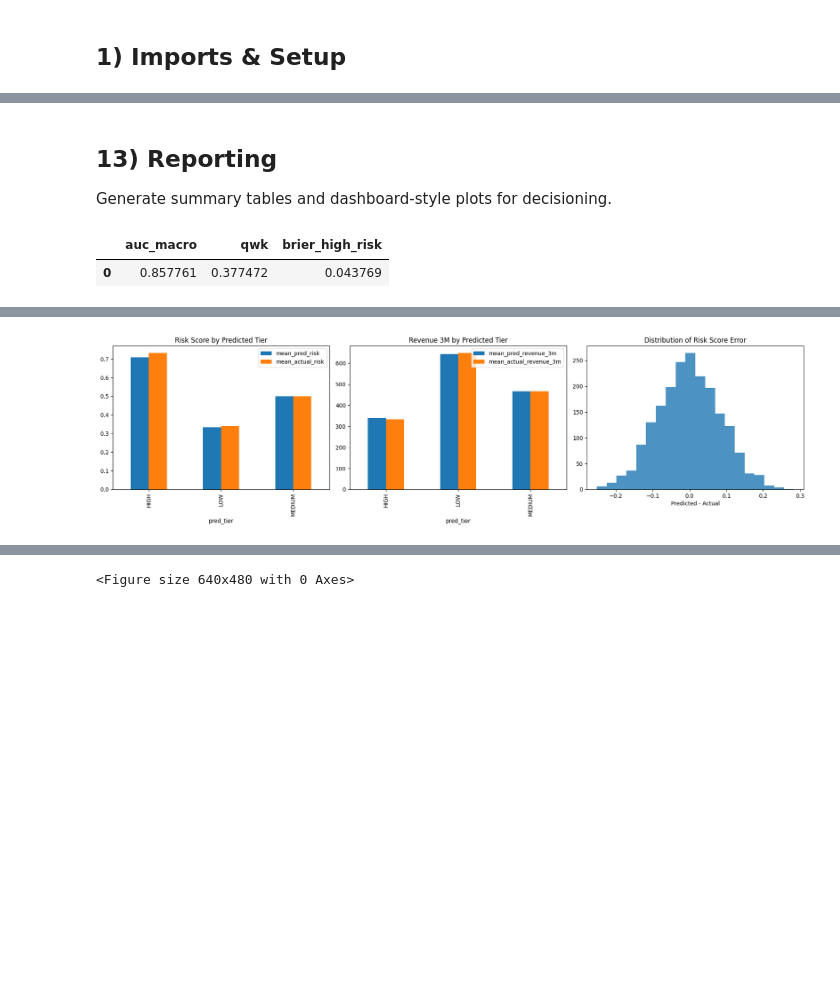
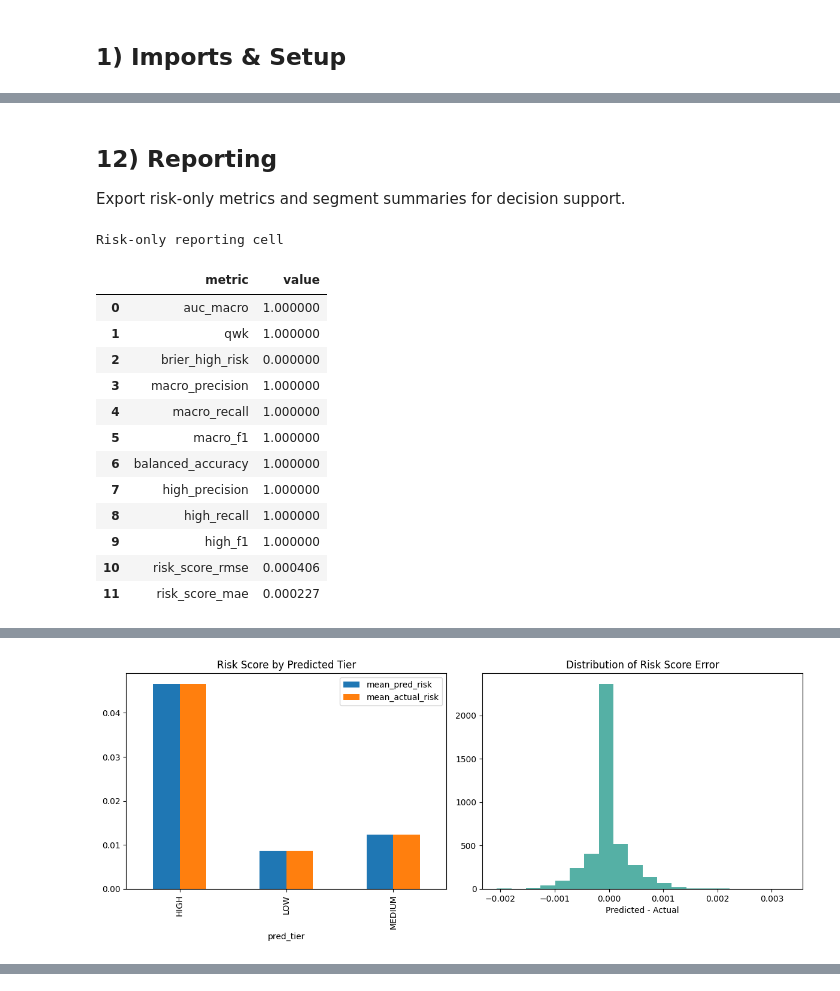
Before and after one commit to inkomoko-cmu/inkomoko-earlywarning-system, a Jupyter notebook: ml/notebooks/risk-model.ipynb, the cells around one changed output, grey strips where cells are left out. Cells and saved outputs as stored; diff of their text form; code cells hidden in the pictures; blank space fills up the shorter version.

```diff
--- a/ml/notebooks/risk-model.ipynb
+++ b/ml/notebooks/risk-model.ipynb
@@ -910,57 +861,58 @@ Saved models and predictions to: /home/tr3p0l3m/Course Simulations/SEMESTER 4 SI
 # %% [markdown]
-## 13) Reporting
-Generate summary tables and dashboard-style plots for decisioning.
+## 12) Reporting
+
+Export risk-only metrics and segment summaries for decision support.
+# %%
+print("Risk-only reporting cell")
+# %% [output]
+Risk-only reporting cell
 # %%
-summary_metrics = {
-    "auc_macro": auc_macro,
-    "qwk": qwk,
-    "brier_high_risk": brier,
-}
-
-summary_df = pd.DataFrame([summary_metrics])
-summary_df.to_csv(METRICS_DIR / "model_summary_metrics.csv", index=False)
+summary_df = metrics_df.copy()
+summary_df.to_csv(METRICS_DIR / "risk_model_summary_metrics.csv", index=False)
 
 portfolio_view = scored_test_export.copy()
-portfolio_view["risk_gap"] = portfolio_view["pred_risk_score_3m"] - portfolio_view[TARGET_PROB]
-portfolio_view["revenue_gap_3m"] = portfolio_view["pred_revenue_3m"] - portfolio_view["revenue_3m"]
+portfolio_view["risk_score_gap"] = portfolio_view["pred_risk_score_3m"] - portfolio_view[TARGET_SCORE]
 
 segment_summary = (
     portfolio_view
     .assign(pred_tier=portfolio_view["pred_risk_tier_3m"])
     .groupby("pred_tier", as_index=False)
     .agg(
-        clients=("unique_id", "count"),
+        clients=("ClientId", "count"),
         mean_pred_risk=("pred_risk_score_3m", "mean"),
-        mean_actual_risk=(TARGET_PROB, "mean"),
-        mean_pred_revenue_3m=("pred_revenue_3m", "mean"),
-        mean_actual_revenue_3m=("revenue_3m", "mean"),
+        mean_actual_risk=(TARGET_SCORE, "mean"),
+        mean_high_prob=("pred_risk_tier_high_p", "mean"),
     )
     .sort_values("pred_tier")
 )
-segment_summary.to_csv(METRICS_DIR / "segment_summary.csv", index=False)
+segment_summary.to_csv(METRICS_DIR / "risk_segment_summary.csv", index=False)
 
 display(summary_df)
 display(segment_summary)
 
-# Dashboard-style visuals
-fig, axes = plt.subplots(1, 3, figsize=(18, 5))
-
+fig, axes = plt.subplots(1, 2, figsize=(12, 5))
 segment_summary.plot.bar(x="pred_tier", y=["mean_pred_risk", "mean_actual_risk"], ax=axes[0], title="Risk Score by Predicted Tier")
-segment_summary.plot.bar(x="pred_tier", y=["mean_pred_revenue_3m", "mean_actual_revenue_3m"], ax=axes[1], title="Revenue 3M by Predicted Tier")
-
-axes[2].hist(portfolio_view["risk_gap"], bins=20, alpha=0.8)
-axes[2].set_title("Distribution of Risk Score Error")
-axes[2].set_xlabel("Predicted - Actual")
-
+axes[1].hist(portfolio_view["risk_score_gap"], bins=20, alpha=0.8, color="#2a9d8f")
+axes[1].set_title("Distribution of Risk Score Error")
+axes[1].set_xlabel("Predicted - Actual")
 plt.tight_layout()
 plt.show()
-plt.savefig(CHARTS_DIR / "dashboard_plots.png")
 
 print("Reporting assets exported:")
-print(" -", METRICS_DIR / "model_summary_metrics.csv")
-print(" -", METRICS_DIR / "segment_summary.csv")
-print(" -", PREDICTIONS_DIR / "predictions_test.csv")
-print(" -", MODELS_DIR / "risk_tier_model.joblib")
+print("-", METRICS_DIR / "risk_model_summary_metrics.csv")
+print("-", METRICS_DIR / "risk_segment_summary.csv")
+print("-", PREDICTIONS_DIR / "risk_predictions_test.csv")
 # %% [output]
-|  | auc_macro | qwk | brier_high_risk |
-| 0 | 0.857761 | 0.377472 | 0.043769 |
+|  | metric | value |
+| 0 | auc_macro | 1.000000 |
+| 1 | qwk | 1.000000 |
+| 2 | brier_high_risk | 0.000000 |
+| 3 | macro_precision | 1.000000 |
+| 4 | macro_recall | 1.000000 |
+| 5 | macro_f1 | 1.000000 |
+| 6 | balanced_accuracy | 1.000000 |
+| 7 | high_precision | 1.000000 |
+| 8 | high_recall | 1.000000 |
+| 9 | high_f1 | 1.000000 |
+| 10 | risk_score_rmse | 0.000406 |
+| 11 | risk_score_mae | 0.000227 |
@@ -971,2 +923,2 @@ print(" -", MODELS_DIR / "risk_tier_model.joblib")
-[figure, old version]
+[figure, new version]
 Reporting assets exported:
@@ -977 +927,0 @@ Reporting assets exported:
-<Figure size 640x480 with 0 Axes>
```
Also changed, not shown: parts of 25 cells of this notebook, 18 other files.
